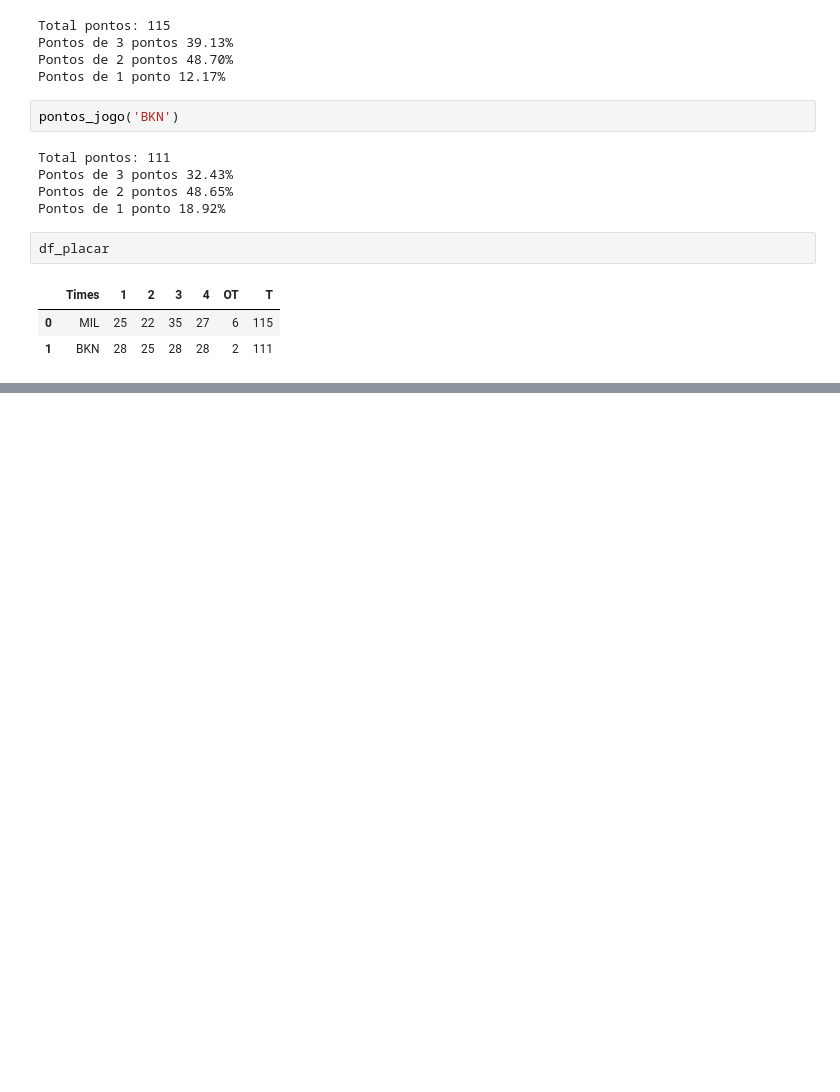
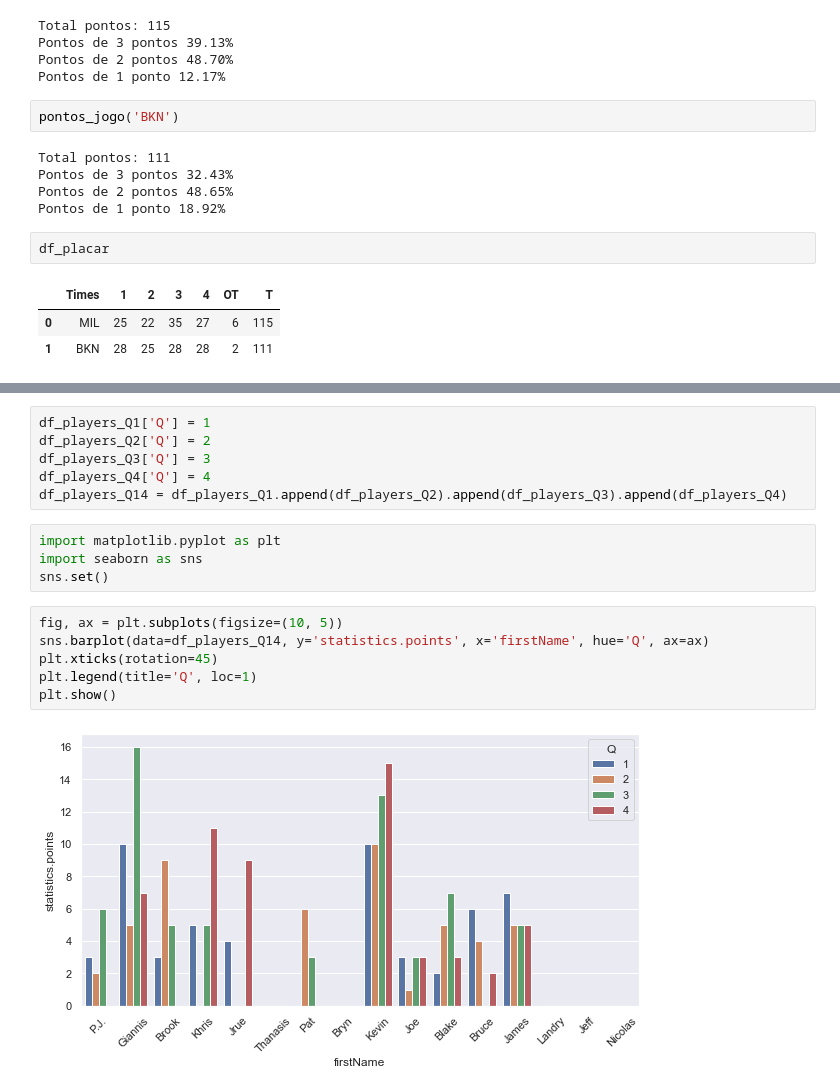
Before and after one commit to NERDBASK/NERDBASK, a Jupyter notebook: notebooks/analise1_BucksXNets_jogo7_Leste_SemiFinal.ipynb, the cells around one changed output, grey strips where cells are left out. Saved outputs shown, nothing was run; the diff lists cells and outputs as text; blank space fills up the shorter version.

```diff
--- a/notebooks/analise1_BucksXNets_jogo7_Leste_SemiFinal.ipynb
+++ b/notebooks/analise1_BucksXNets_jogo7_Leste_SemiFinal.ipynb
@@ -169,0 +187,18 @@ df_placar
+# %%
+df_players_Q1['Q'] = 1
+df_players_Q2['Q'] = 2
+df_players_Q3['Q'] = 3
+df_players_Q4['Q'] = 4
+df_players_Q14 = df_players_Q1.append(df_players_Q2).append(df_players_Q3).append(df_players_Q4)
+# %%
+import matplotlib.pyplot as plt
+import seaborn as sns
+sns.set()
+# %%
+fig, ax = plt.subplots(figsize=(10, 5))
+sns.barplot(data=df_players_Q14, y='statistics.points', x='firstName', hue='Q', ax=ax)
+plt.xticks(rotation=45)
+plt.legend(title='Q', loc=1)
+plt.show()
+# %% [output]
+[figure, added]
```
Also changed, not shown: parts of 4 cells of this notebook, 31 other files.
